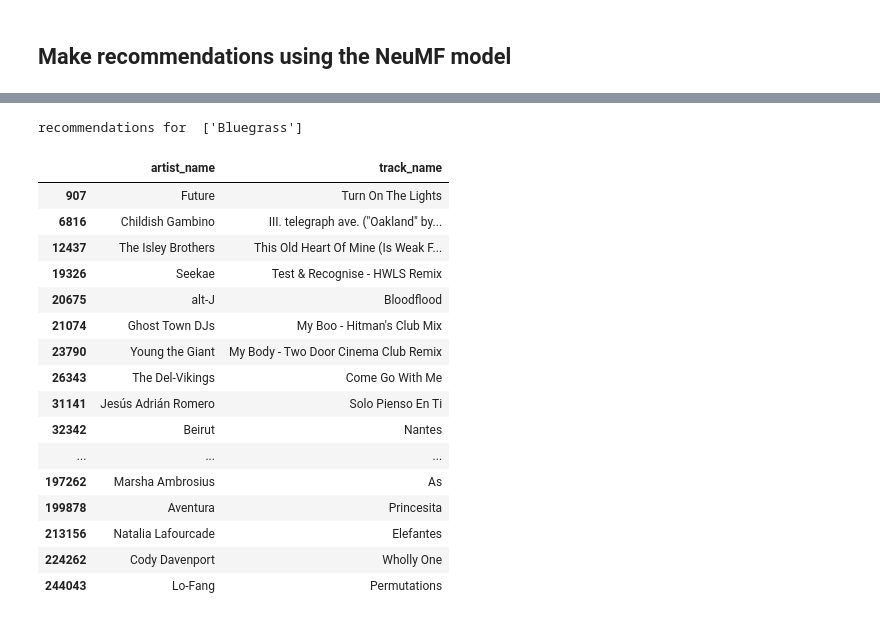
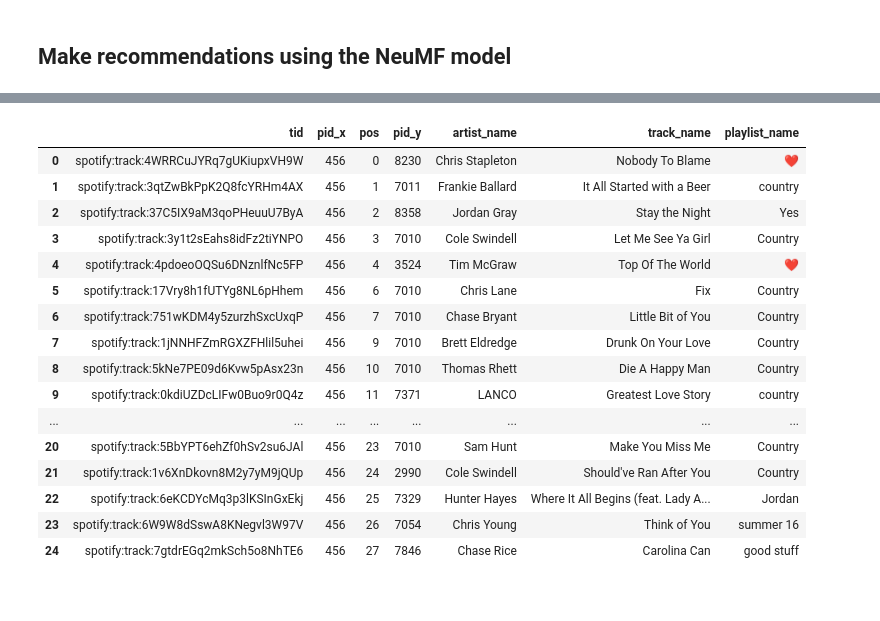
Before and after one commit to icarus08/ml-spotify-recommendations, a Jupyter notebook: knn_ncf.ipynb, the cells around one changed output, grey strips where cells are left out. Drawn from its saved outputs; the diff is of its cells as text; code cells hidden in the pictures.

```diff
--- a/knn_ncf.ipynb
+++ b/knn_ncf.ipynb
@@ -466,28 +457,21 @@ songs_click   NaN
 dtype: float64
-# %%
-# tracks_in_one_playlist_df = results_df.query('pid == @playlist_for_test')
-
-tracks_info_in_one_playlist_df = tracks_info_df.query('tid in @results_df.tid')
-print('recommendations for ',tracks_info_df.query('pid == @playlist_for_test')['playlist_name'].head(1).values)
-tracks_info_in_one_playlist_df = tracks_info_in_one_playlist_df[['artist_name','track_name']]
-# tracks_info_in_one_playlist_df[''] = distances[one_pid.index].reshape(-1,1)
-tracks_info_in_one_playlist_df
-# %% [output]
-recommendations for  ['Bluegrass']
-|  | artist_name | track_name |
-| 907 | Future | Turn On The Lights |
-| 6816 | Childish Gambino | III. telegraph ave. ("Oakland" by... |
-| 12437 | The Isley Brothers | This Old Heart Of Mine (Is Weak F... |
-| 19326 | Seekae | Test & Recognise - HWLS Remix |
-| 20675 | alt-J | Bloodflood |
-| 21074 | Ghost Town DJs | My Boo - Hitman's Club Mix |
-| 23790 | Young the Giant | My Body - Two Door Cinema Club Remix |
-| 26343 | The Del-Vikings | Come Go With Me |
-| 31141 | Jesús Adrián Romero | Solo Pienso En Ti |
-| 32342 | Beirut | Nantes |
-| ... | ... | ... |
-| 197262 | Marsha Ambrosius | As |
-| 199878 | Aventura | Princesita |
-| 213156 | Natalia Lafourcade | Elefantes |
-| 224262 | Cody Davenport | Wholly One |
-| 244043 | Lo-Fang | Permutations |
+# %%
+test_playlist_tracks_incomplete_df.query('pid == @playlist_for_test').merge(tracks_info_df, on='tid')
+# %% [output]
+|  | tid | pid_x | pos | pid_y | artist_name | track_name | playlist_name |
+| 0 | spotify:track:4WRRCuJYRq7gUKiupxVH9W | 456 | 0 | 8230 | Chris Stapleton | Nobody To Blame | ❤️ |
+| 1 | spotify:track:3qtZwBkPpK2Q8fcYRHm4AX | 456 | 1 | 7011 | Frankie Ballard | It All Started with a Beer | country |
+| 2 | spotify:track:37C5IX9aM3qoPHeuuU7ByA | 456 | 2 | 8358 | Jordan Gray | Stay the Night | Yes |
+| 3 | spotify:track:3y1t2sEahs8idFz2tiYNPO | 456 | 3 | 7010 | Cole Swindell | Let Me See Ya Girl | Country |
+| 4 | spotify:track:4pdoeoOQSu6DNznlfNc5FP | 456 | 4 | 3524 | Tim McGraw | Top Of The World | ❤️ |
+| 5 | spotify:track:17Vry8h1fUTYg8NL6pHhem | 456 | 6 | 7010 | Chris Lane | Fix | Country |
+| 6 | spotify:track:751wKDM4y5zurzhSxcUxqP | 456 | 7 | 7010 | Chase Bryant | Little Bit of You | Country |
+| 7 | spotify:track:1jNNHFZmRGXZFHlil5uhei | 456 | 9 | 7010 | Brett Eldredge | Drunk On Your Love | Country |
+| 8 | spotify:track:5kNe7PE09d6Kvw5pAsx23n | 456 | 10 | 7010 | Thomas Rhett | Die A Happy Man | Country |
+| 9 | spotify:track:0kdiUZDcLIFw0Buo9r0Q4z | 456 | 11 | 7371 | LANCO | Greatest Love Story | country |
+| ... | ... | ... | ... | ... | ... | ... | ... |
+| 20 | spotify:track:5BbYPT6ehZf0hSv2su6JAl | 456 | 23 | 7010 | Sam Hunt | Make You Miss Me | Country |
+| 21 | spotify:track:1v6XnDkovn8M2y7yM9jQUp | 456 | 24 | 2990 | Cole Swindell | Should've Ran After You | Country |
+| 22 | spotify:track:6eKCDYcMq3p3lKSInGxEkj | 456 | 25 | 7329 | Hunter Hayes | Where It All Begins (feat. Lady A... | Jordan |
+| 23 | spotify:track:6W9W8dSswA8KNegvl3W97V | 456 | 26 | 7054 | Chris Young | Think of You | summer 16 |
+| 24 | spotify:track:7gtdrEGq2mkSch5o8NhTE6 | 456 | 27 | 7846 | Chase Rice | Carolina Can | good stuff |
```
Also changed, not shown: parts of 13 cells of this notebook, 3 other files.
